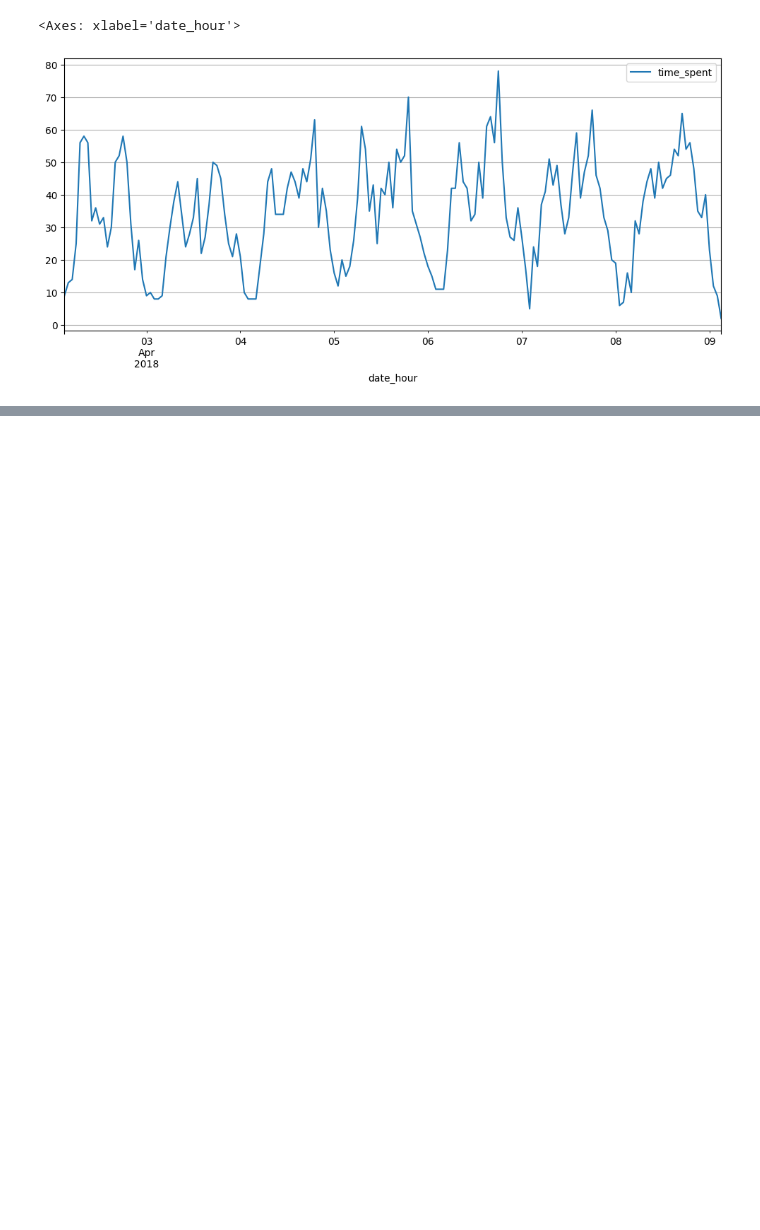
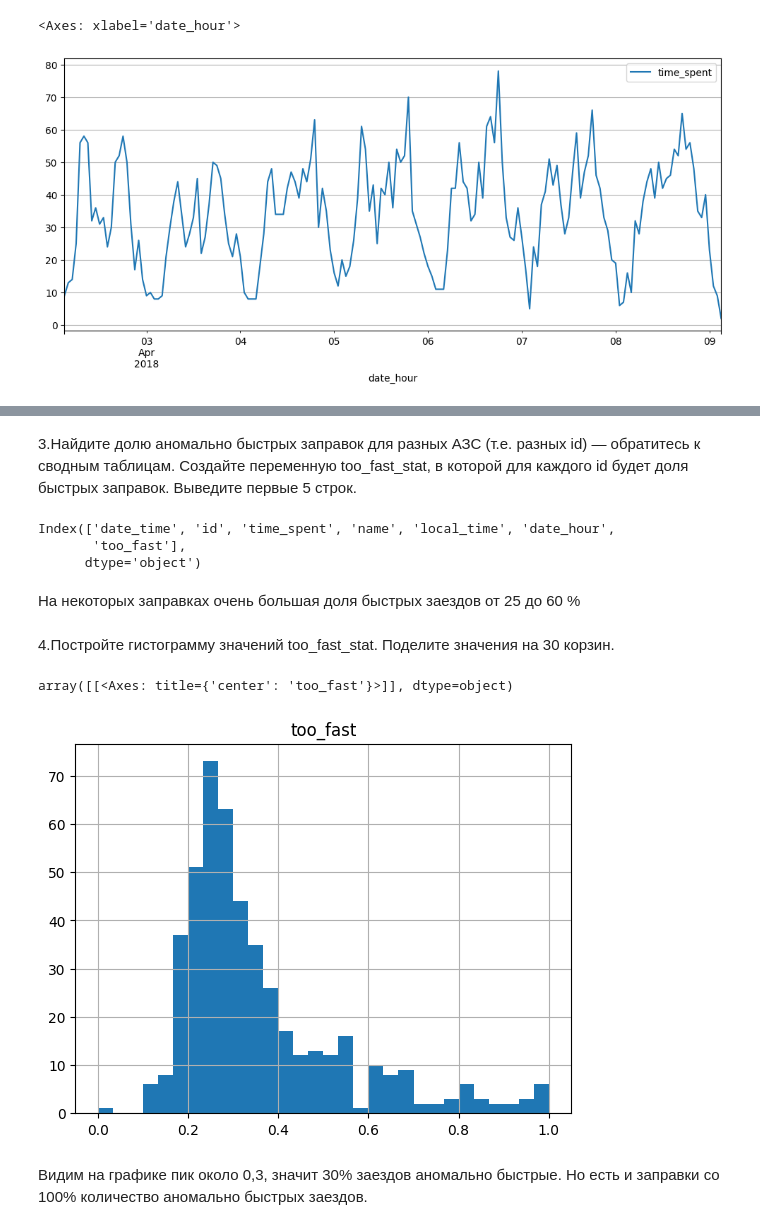
Before and after one commit to whogavehope/Learning-data-analysis, a Jupyter notebook: Курс Яндекс Часть 1.ipynb, the cells around one changed output, grey strips where cells are left out. Drawn from its saved outputs; the diff is of its cells as text; code cells hidden in the pictures; blank space fills up the shorter version.

```diff
--- a/Курс Яндекс Часть 1.ipynb
+++ b/Курс Яндекс Часть 1.ipynb
@@ -1287,0 +1296,2 @@ visits.query('id == "3c1e4c52"').pivot_table(index = 'date_hour',values = 'time_
+# %%
+visits['too_fast'] = visits['time_spent'].apply(lambda x: True if x < 60 else False) #Или data['too_fast'] = data['time_spent'] < 60
@@ -1287,0 +1319,21 @@ visits.query('id == "3c1e4c52"').pivot_table(index = 'date_hour',values = 'time_
+# %% [markdown]
+3.Найдите долю аномально быстрых заправок для разных АЗС (т.е. разных id) — обратитесь к сводным таблицам. Создайте переменную too_fast_stat, в которой для каждого id будет доля быстрых заправок. Выведите первые 5 строк.
+# %%
+visits.columns
+# %% [output]
+Index(['date_time', 'id', 'time_spent', 'name', 'local_time', 'date_hour',
+       'too_fast'],
+      dtype='object')
+# %%
+too_fast_stat = visits.pivot_table(index = 'id',values = 'too_fast',aggfunc = 'mean')
+# %% [markdown]
+На некоторых заправках очень большая доля быстрых заездов от 25 до 60 %
+# %% [markdown]
+4.Постройте гистограмму значений too_fast_stat. Поделите значения на 30 корзин.
+# %%
+too_fast_stat.hist(bins = 30)
+# %% [output]
+array([[<Axes: title={'center': 'too_fast'}>]], dtype=object)
+[figure, added]
+# %% [markdown]
+Видим на графике пик около 0,3, значит 30% заездов аномально быстрые. Но есть и заправки со 100% количество аномально быстрых заездов.
```
Also changed, not shown: parts of 27 cells of this notebook.
